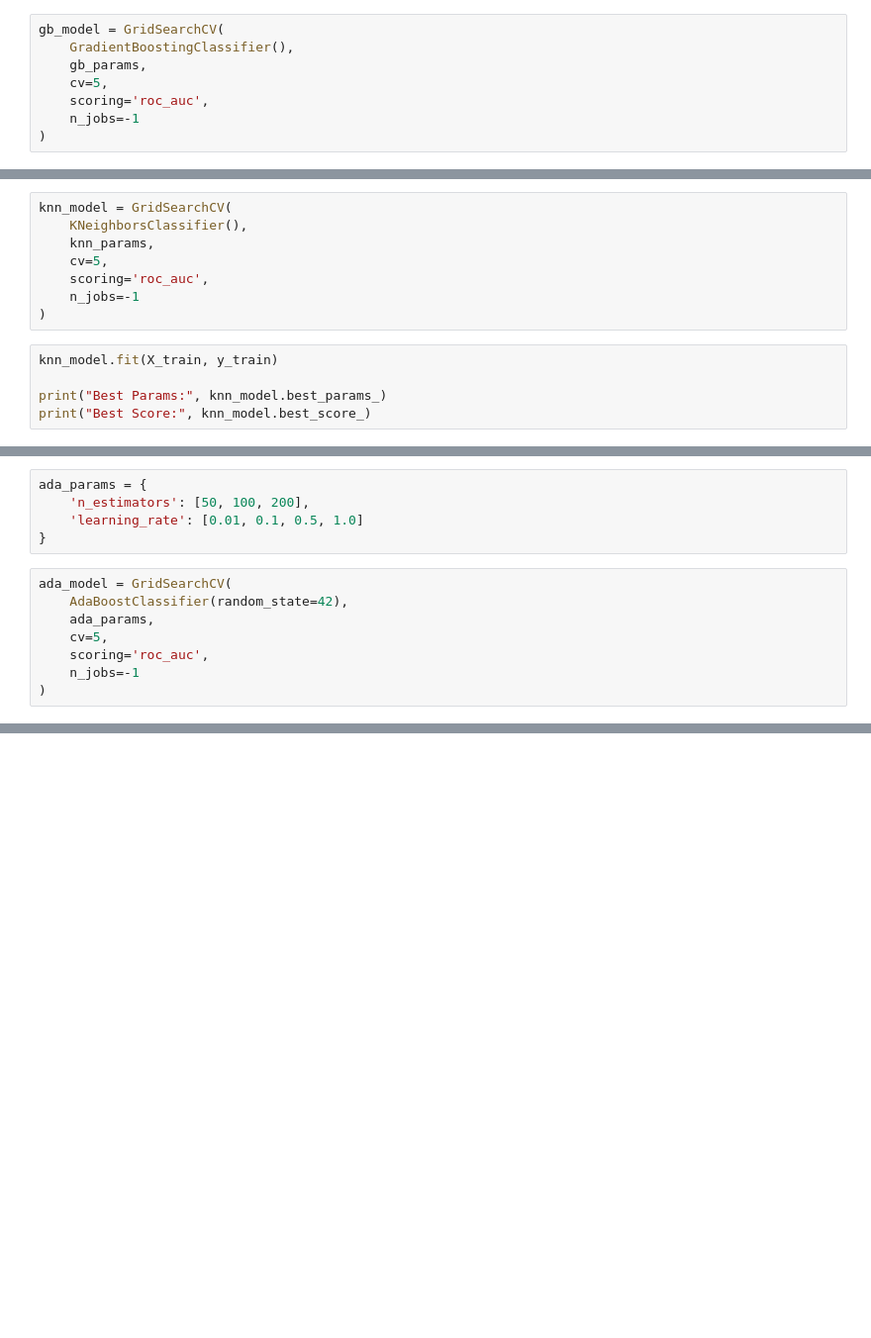
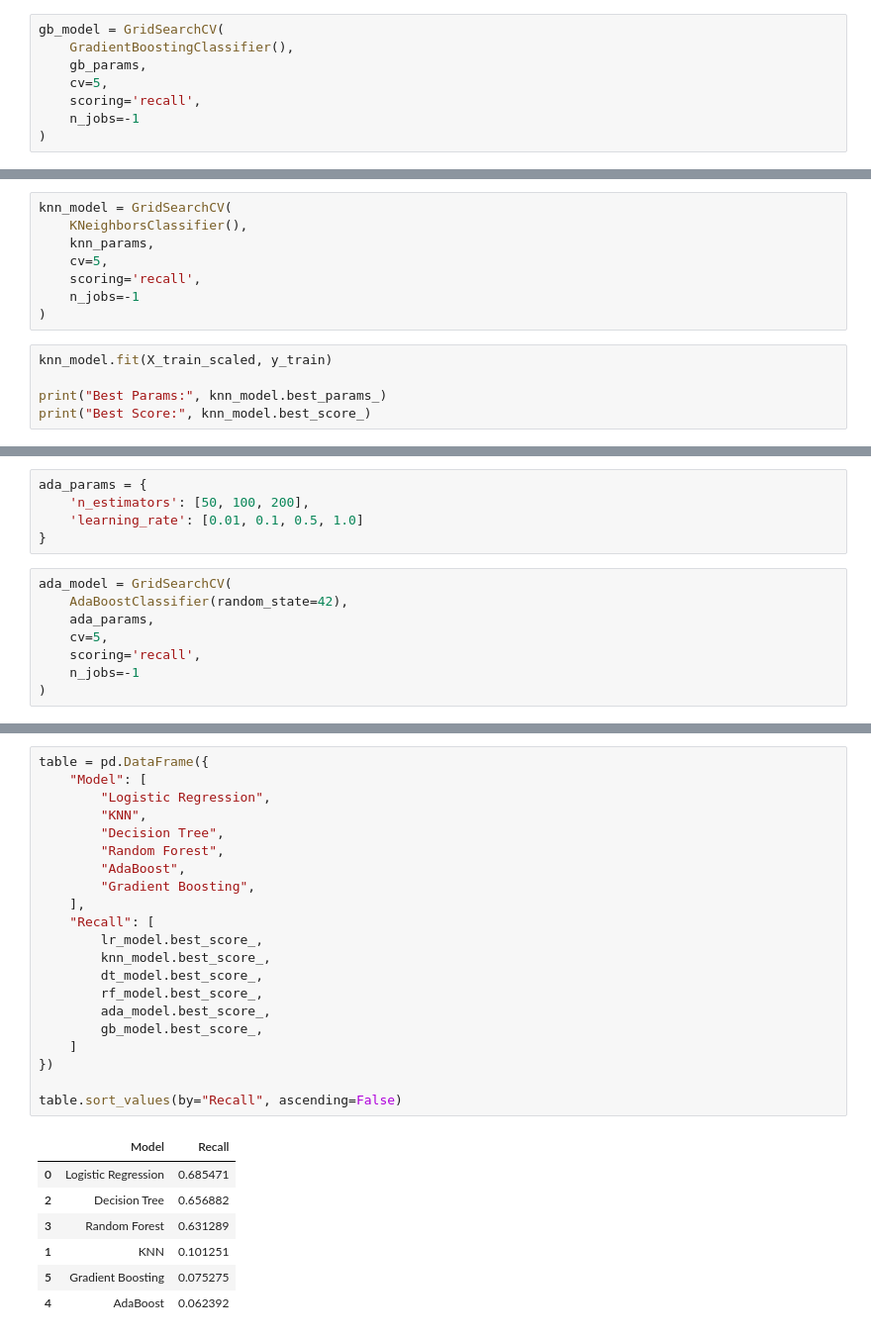
Before and after one commit to virtual-arin/Loan-Default-Risk-Prediction-System, a Jupyter notebook: notebook/Model Training & Evaluation.ipynb, the cells around one changed output, grey strips where cells are left out. Shown at 99% size. Cells and saved outputs as stored; diff of their text form; blank space fills up the shorter version.

```diff
--- a/notebook/Model Training & Evaluation.ipynb
+++ b/notebook/Model Training & Evaluation.ipynb
@@ -219,7 +228,7 @@ gb_model = GridSearchCV(
     GradientBoostingClassifier(),
     gb_params,
     cv=5,
-    scoring='roc_auc',
+    scoring='recall',
     n_jobs=-1
 )
 # %%
@@ -243,11 +252,11 @@ knn_model = GridSearchCV(
     KNeighborsClassifier(),
     knn_params,
     cv=5,
-    scoring='roc_auc',
+    scoring='recall',
     n_jobs=-1
 )
 # %%
-knn_model.fit(X_train, y_train)
+knn_model.fit(X_train_scaled, y_train)
 
 print("Best Params:", knn_model.best_params_)
 print("Best Score:", knn_model.best_score_)
@@ -266,7 +275,7 @@ ada_model = GridSearchCV(
     AdaBoostClassifier(random_state=42),
     ada_params,
     cv=5,
-    scoring='roc_auc',
+    scoring='recall',
     n_jobs=-1
 )
 # %%
@@ -359,0 +291,29 @@ plt.show()
+# %%
+table = pd.DataFrame({
+    "Model": [
+        "Logistic Regression",
+        "KNN",
+        "Decision Tree",
+        "Random Forest",
+        "AdaBoost",
+        "Gradient Boosting",
+    ],
+    "Recall": [
+        lr_model.best_score_,
+        knn_model.best_score_,
+        dt_model.best_score_,
+        rf_model.best_score_,
+        ada_model.best_score_,
+        gb_model.best_score_,
+    ]
+})
+
+table.sort_values(by="Recall", ascending=False)
+# %% [output]
+|  | Model | Recall |
+| 0 | Logistic Regression | 0.685471 |
+| 2 | Decision Tree | 0.656882 |
+| 3 | Random Forest | 0.631289 |
+| 1 | KNN | 0.101251 |
+| 5 | Gradient Boosting | 0.075275 |
+| 4 | AdaBoost | 0.062392 |
```
Also changed, not shown: parts of 39 cells of this notebook, 4 other files.
